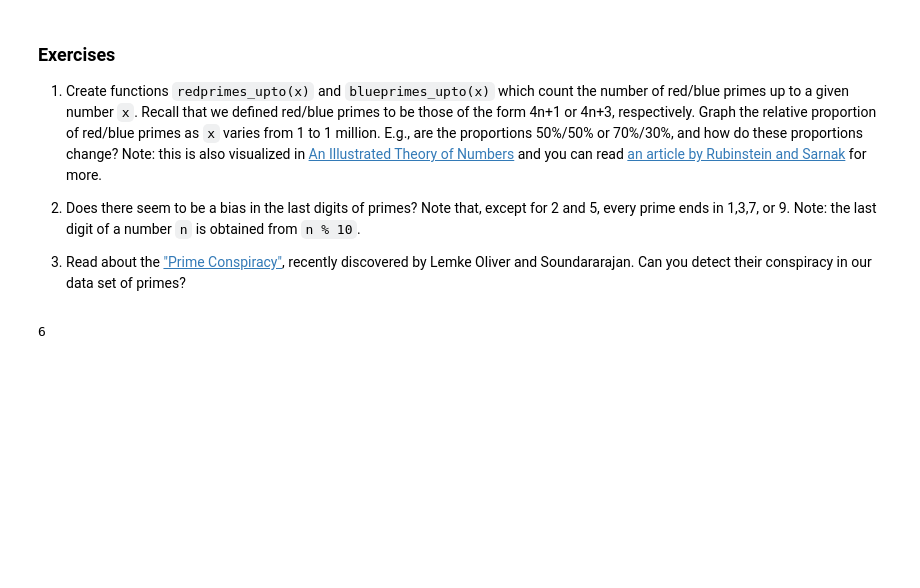
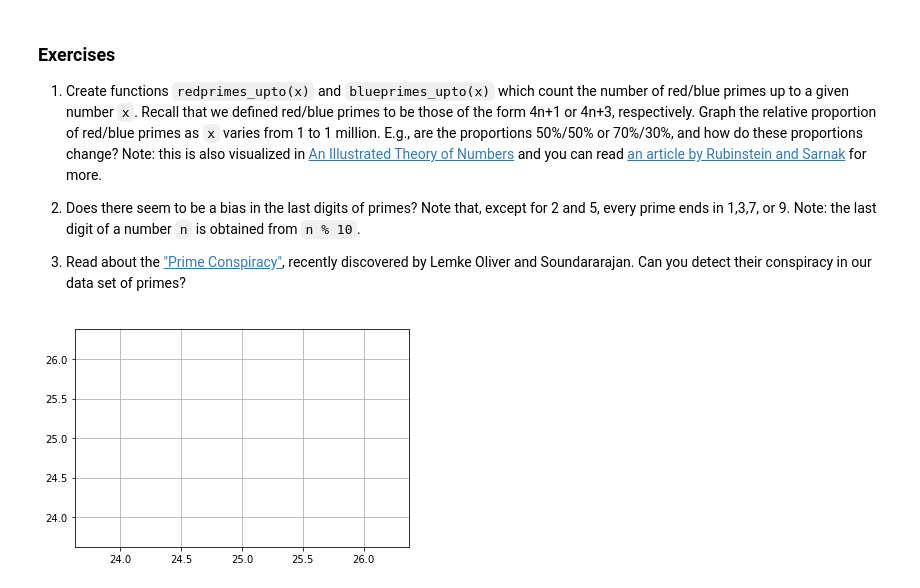
Before and after one commit to Dannyphantom17/Math-152, a Jupyter notebook: P4M_Notebook_3.ipynb, the cells around one changed output. Saved outputs shown, nothing was run; the diff lists cells and outputs as text; code cells hidden in the pictures; blank space fills up the shorter version.

```diff
--- a/P4M_Notebook_3.ipynb
+++ b/P4M_Notebook_3.ipynb
@@ -1062,8 +1125,15 @@ Observe that gaps of 2 (twin primes) are pretty frequent.  There are over 8000 o
 # %%
 # 1.
 def redprimes_upto(x):
   redprimes = [p for p in primes if p%4 ==1]
   return len([p for p in primes if p <= x])
-def
+def blueprimes_upto(x):
+  blueprimes = [p for p in primes if p%4 ==3]
+  return len([p for p in primes if p <= x])
+
+%matplotlib inline
+plt.plot(redprimes_upto(100), blueprimes_upto(100))
+plt.grid(True)
+plt.show()
 # %% [output]
-6
+[figure, added]
```
Also changed, not shown: parts of 15 cells of this notebook.
